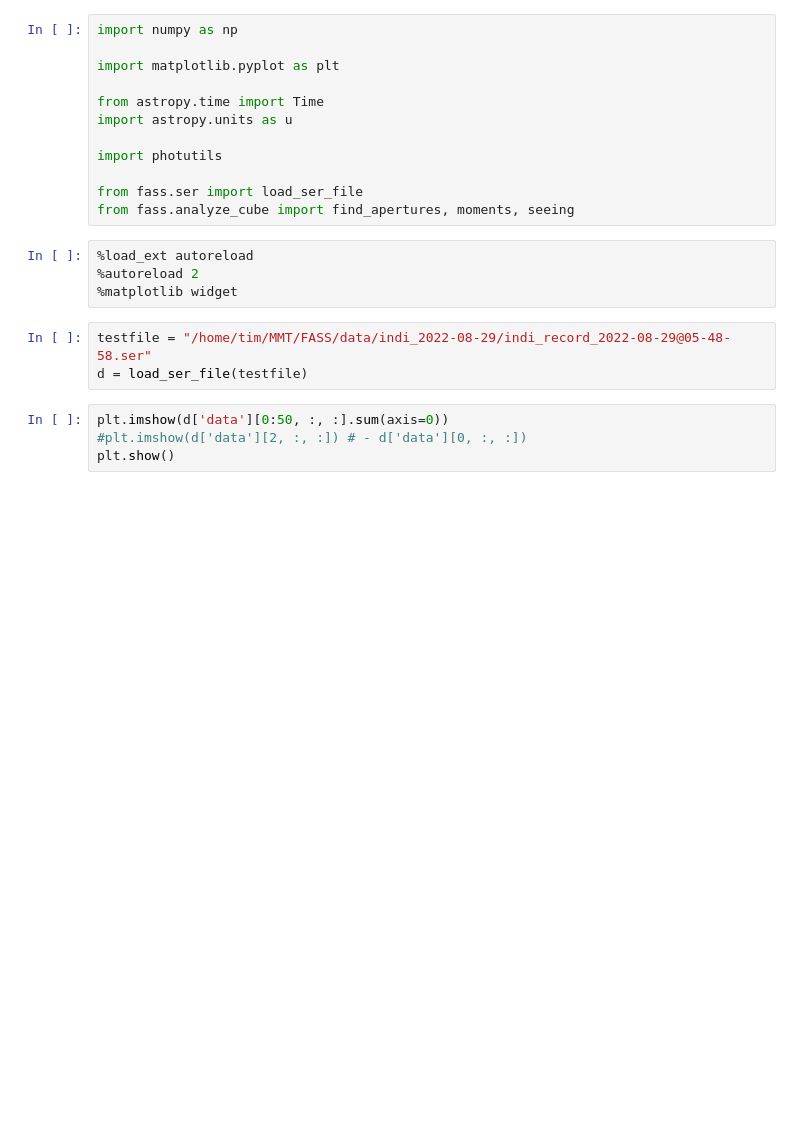
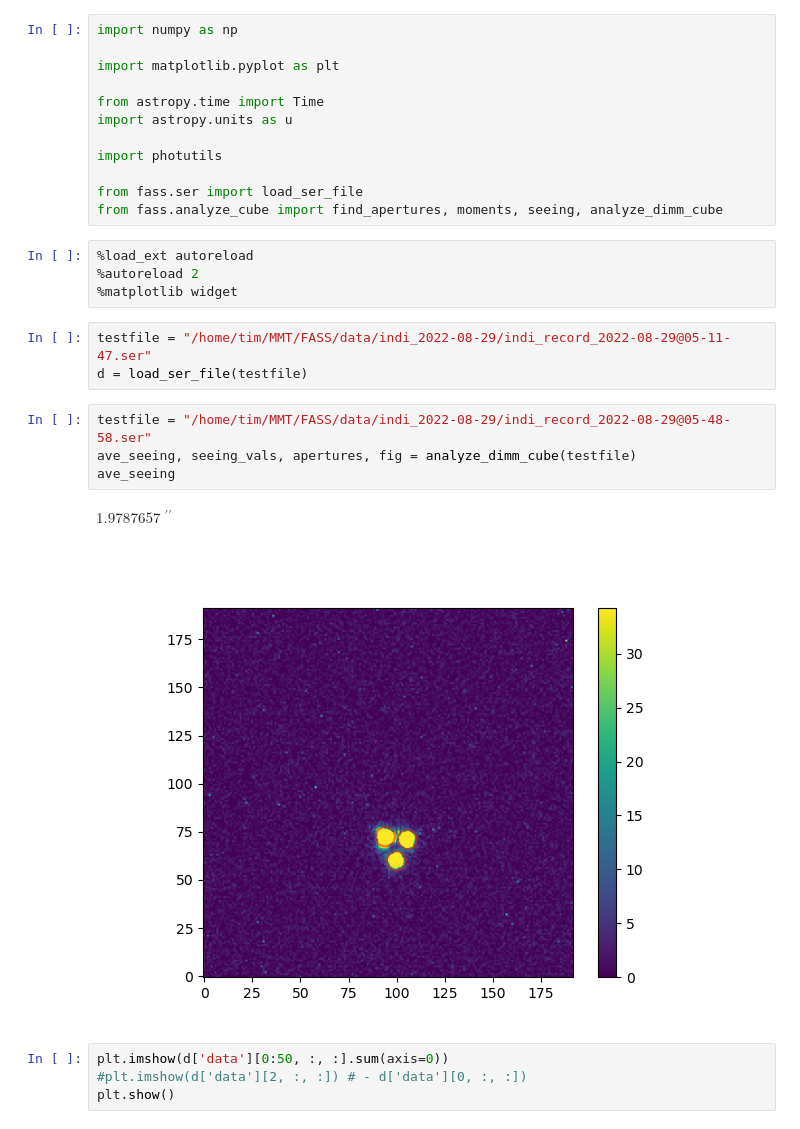
Before and after one commit to tepickering/ser_utils, a Jupyter notebook: notebooks/dimm_dev.ipynb, the cells around one changed output. Drawn from its saved outputs; the diff is of its cells as text; blank space fills up the shorter version.

Commit message:
implement seeing analysis of cubes of dimm images; run through test data in notebook

```diff
--- a/notebooks/dimm_dev.ipynb
+++ b/notebooks/dimm_dev.ipynb
@@ -9,14 +9,21 @@ import astropy.units as u
 import photutils
 
 from fass.ser import load_ser_file
-from fass.analyze_cube import find_apertures, moments, seeing
+from fass.analyze_cube import find_apertures, moments, seeing, analyze_dimm_cube
 # %%
 %load_ext autoreload
 %autoreload 2
 %matplotlib widget
 # %%
-testfile = "/home/tim/MMT/FASS/data/indi_2022-08-29/indi_record_2022-08-29@05-48-58.ser"
+testfile = "/home/tim/MMT/FASS/data/indi_2022-08-29/indi_record_2022-08-29@05-11-47.ser"
 d = load_ser_file(testfile)
+# %%
+testfile = "/home/tim/MMT/FASS/data/indi_2022-08-29/indi_record_2022-08-29@05-48-58.ser"
+ave_seeing, seeing_vals, apertures, fig = analyze_dimm_cube(testfile)
+ave_seeing
+# %% [output]
+$1.9787657 \; \mathrm{{}^{\prime\prime}}$
+[figure, added]
 # %%
 plt.imshow(d['data'][0:50, :, :].sum(axis=0))
 #plt.imshow(d['data'][2, :, :]) # - d['data'][0, :, :])
```
Also changed, not shown: parts of 3 cells of this notebook, 1 other file.
